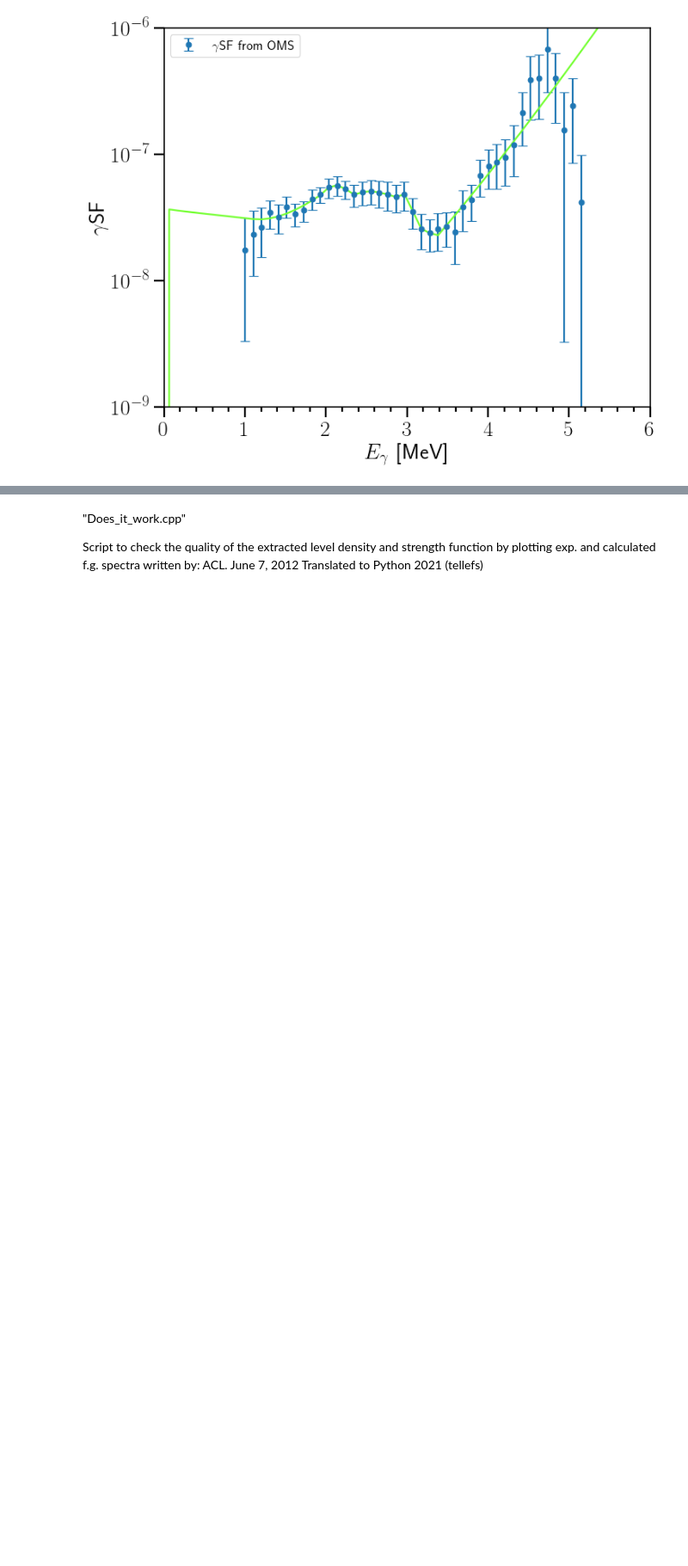
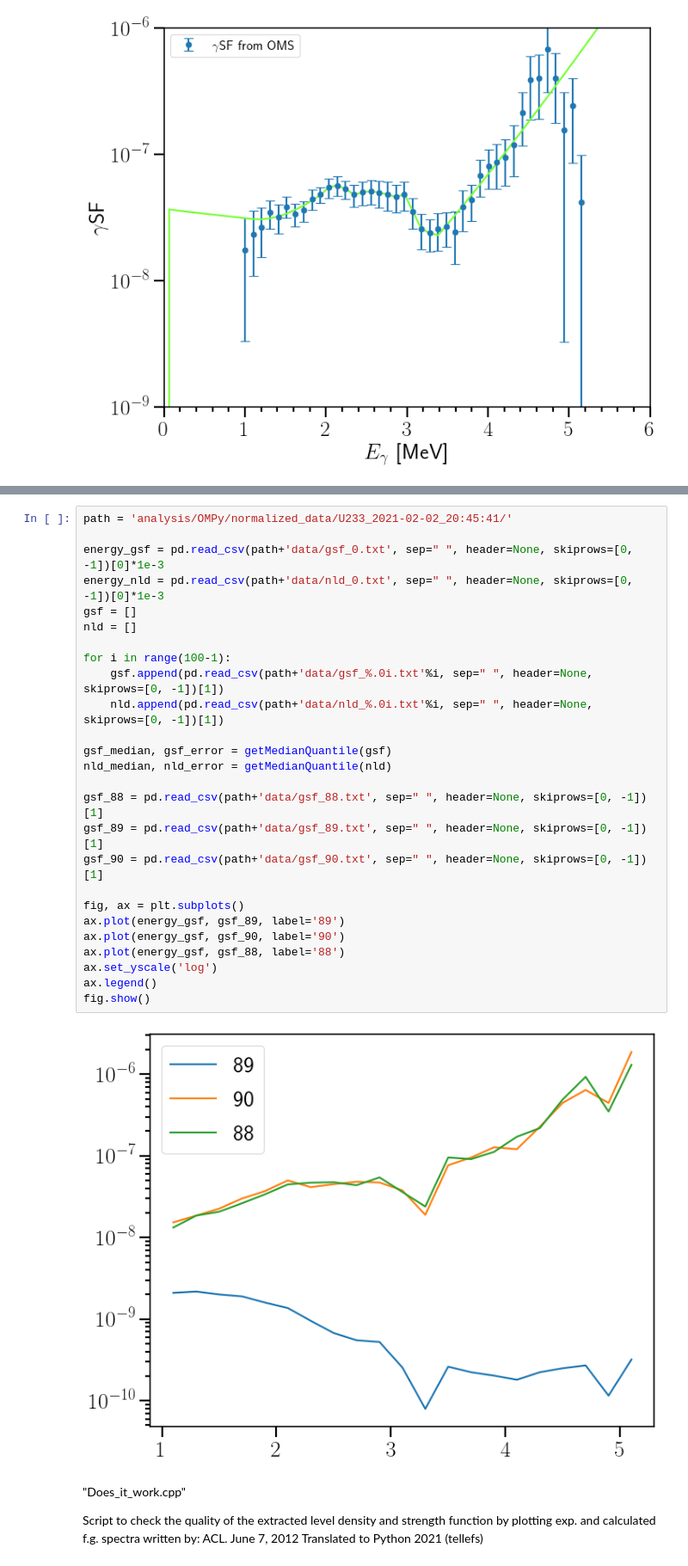
Before and after one commit to tellefs/MasterThesis, a Jupyter notebook: comparing.ipynb, the cells around one changed output, grey strips where cells are left out. Shown at 86% size. Cells and saved outputs as stored; diff of their text form; blank space fills up the shorter version.

```diff
--- a/comparing.ipynb
+++ b/comparing.ipynb
@@ -114,3 +375,31 @@ fig.show()
+# %%
+path = 'analysis/OMPy/normalized_data/U233_2021-02-02_20:45:41/'
+
+energy_gsf = pd.read_csv(path+'data/gsf_0.txt', sep=" ", header=None, skiprows=[0, -1])[0]*1e-3
+energy_nld = pd.read_csv(path+'data/nld_0.txt', sep=" ", header=None, skiprows=[0, -1])[0]*1e-3
+gsf = []
+nld = []
+
+for i in range(100-1):
+    gsf.append(pd.read_csv(path+'data/gsf_%.0i.txt'%i, sep=" ", header=None, skiprows=[0, -1])[1])
+    nld.append(pd.read_csv(path+'data/nld_%.0i.txt'%i, sep=" ", header=None, skiprows=[0, -1])[1])
+
+gsf_median, gsf_error = getMedianQuantile(gsf)
+nld_median, nld_error = getMedianQuantile(nld)
+
+gsf_88 = pd.read_csv(path+'data/gsf_88.txt', sep=" ", header=None, skiprows=[0, -1])[1]
+gsf_89 = pd.read_csv(path+'data/gsf_89.txt', sep=" ", header=None, skiprows=[0, -1])[1]
+gsf_90 = pd.read_csv(path+'data/gsf_90.txt', sep=" ", header=None, skiprows=[0, -1])[1]
+
+fig, ax = plt.subplots()
+ax.plot(energy_gsf, gsf_89, label='89')
+ax.plot(energy_gsf, gsf_90, label='90')
+ax.plot(energy_gsf, gsf_88, label='88')
+ax.set_yscale('log')
+ax.legend()
+fig.show()
+# %% [output]
+[figure, added]
 # %% [markdown]
 "Does_it_work.cpp"
 
```
Also changed, not shown: parts of 10 cells of this notebook, 1 other file.
